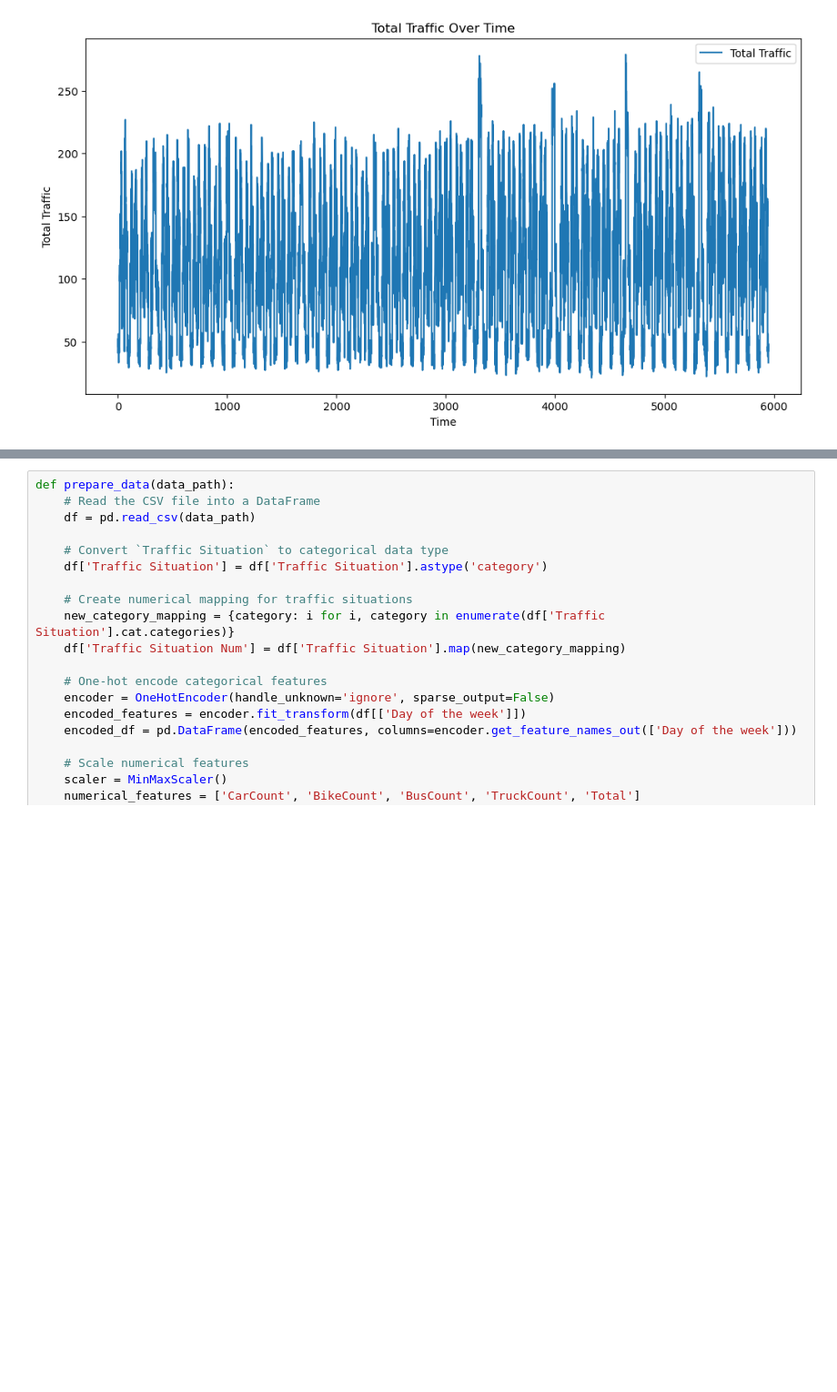
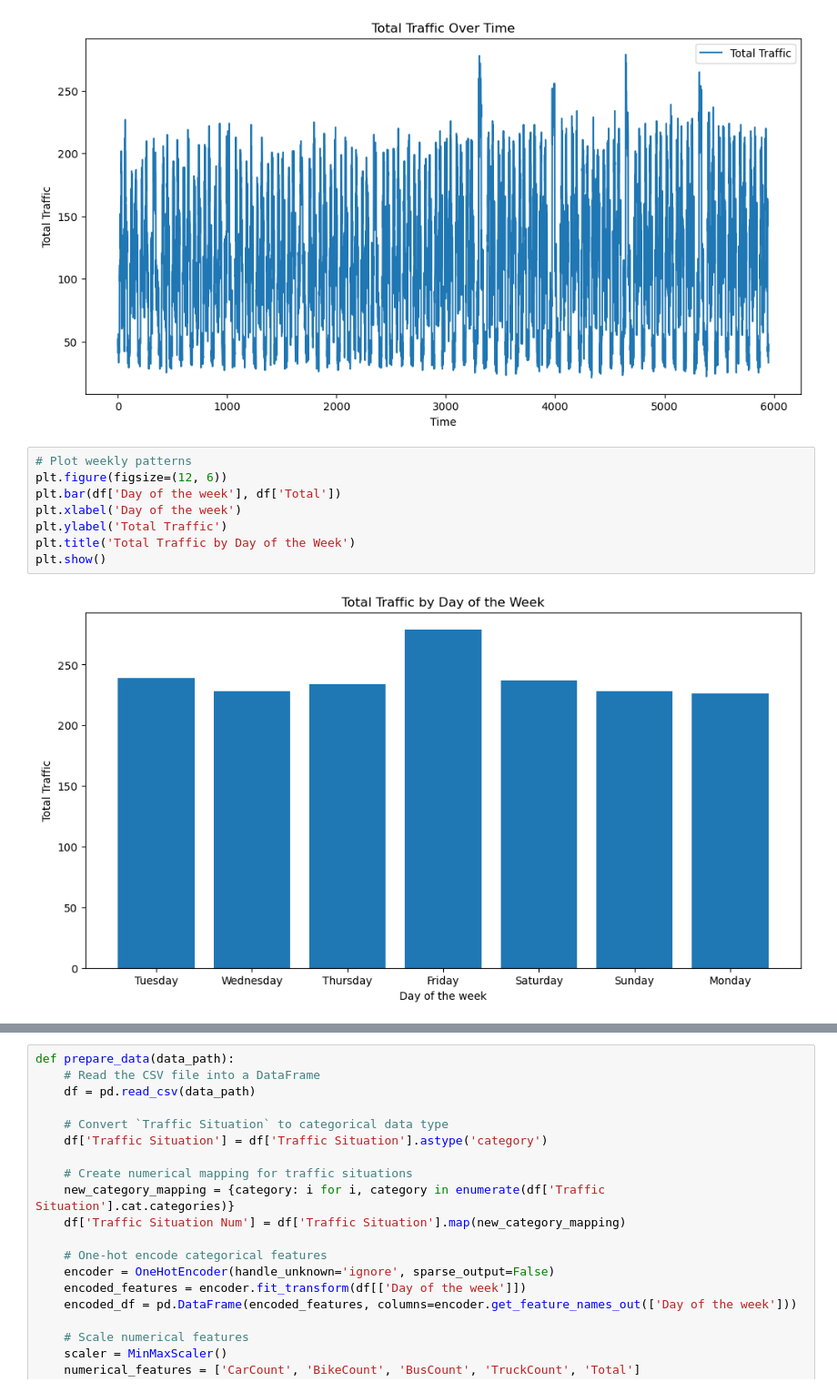
Before and after one commit to TheOctoMizer/AAI-530-Project, a Jupyter notebook: train_lstm.ipynb, the cells around one changed output, grey strips where cells are left out. Shown at 91% size. Saved outputs shown, nothing was run; the diff lists cells and outputs as text; blank space fills up the shorter version.

```diff
--- a/train_lstm.ipynb
+++ b/train_lstm.ipynb
@@ -78,3 +78,13 @@ plt.legend()
 plt.show()
 # %% [output]
 [figure]
+# %%
+# Plot weekly patterns
+plt.figure(figsize=(12, 6))
+plt.bar(df['Day of the week'], df['Total'])
+plt.xlabel('Day of the week')
+plt.ylabel('Total Traffic')
+plt.title('Total Traffic by Day of the Week')
+plt.show()
+# %% [output]
+[figure, added]
```
Also changed, not shown: parts of 3 cells of this notebook.
